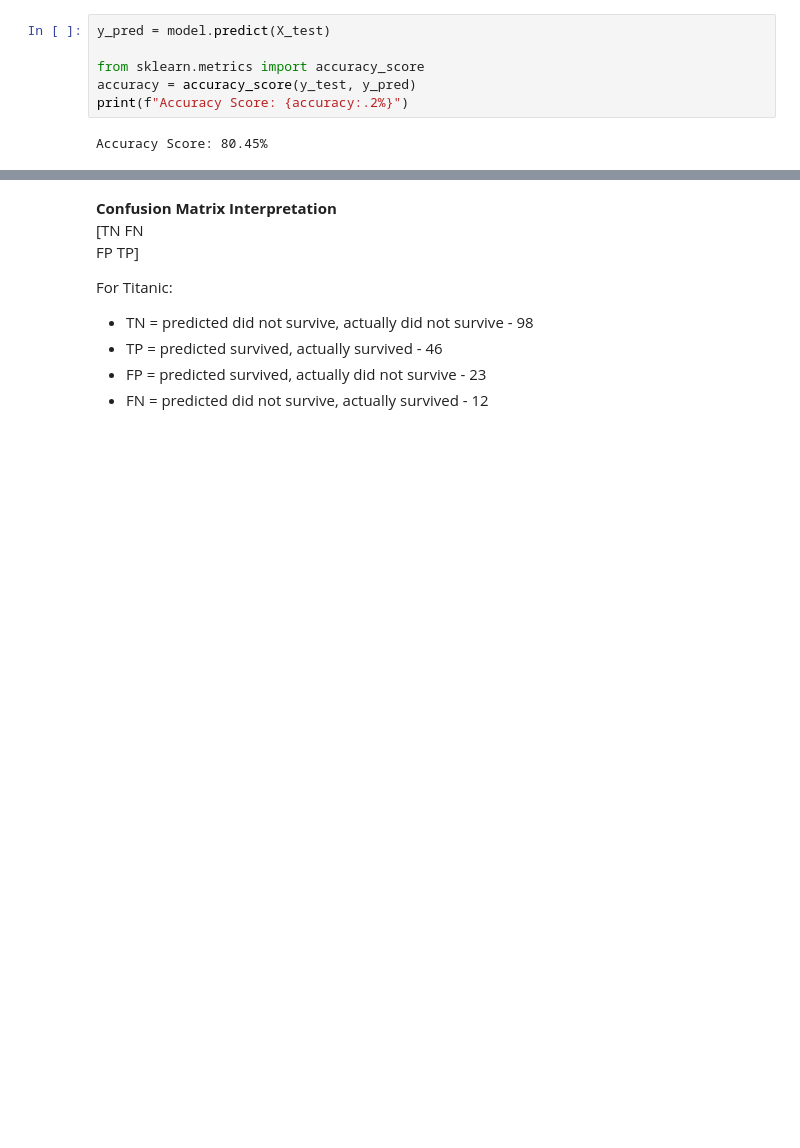
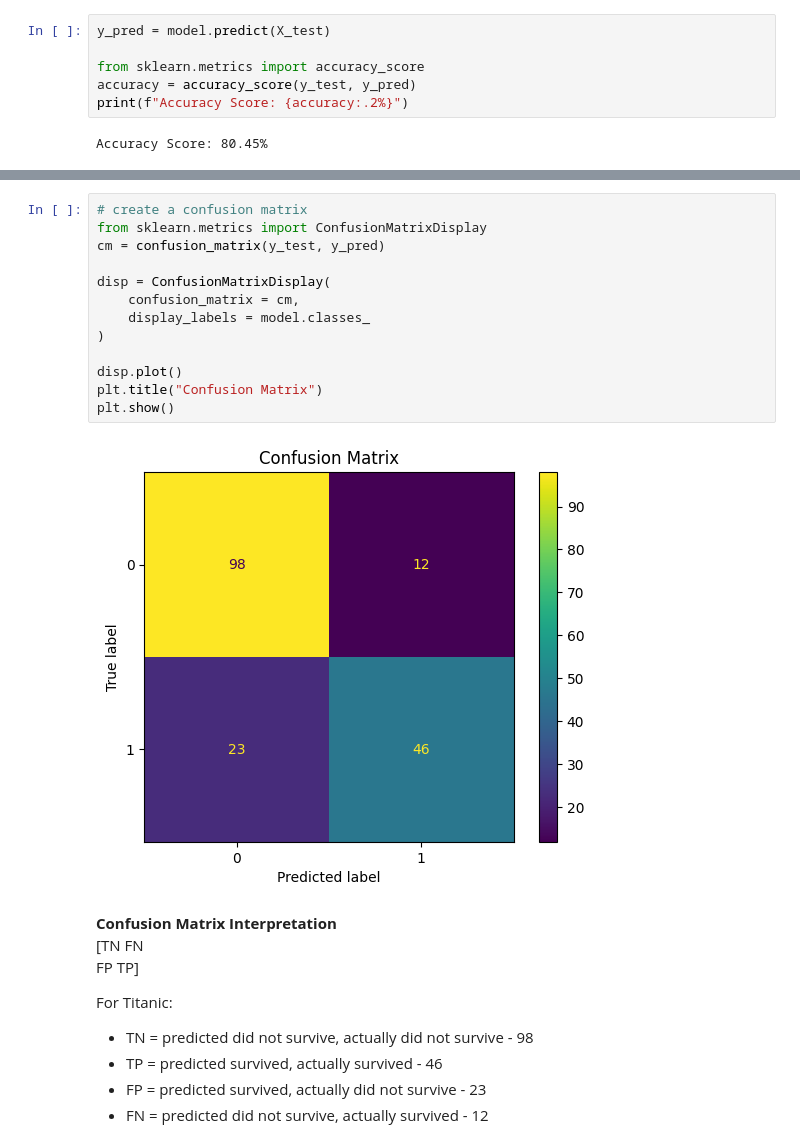
Before and after one commit to tingly-amua/Titanic-Survival-Analysis, a Jupyter notebook: titanic.ipynb, the cells around one changed output, grey strips where cells are left out. Saved outputs shown, nothing was run; the diff lists cells and outputs as text; blank space fills up the shorter version.

Commit message:
plot confusion matrix

```diff
--- a/titanic.ipynb
+++ b/titanic.ipynb
@@ -845,6 +846,21 @@ print(classification_report(y_test, y_pred))
     accuracy                           0.80       179
    macro avg       0.80      0.78      0.79       179
 weighted avg       0.80      0.80      0.80       179
+# %%
+# create a confusion matrix
+from sklearn.metrics import ConfusionMatrixDisplay
+cm = confusion_matrix(y_test, y_pred)
+
+disp = ConfusionMatrixDisplay(
+    confusion_matrix = cm,
+    display_labels = model.classes_
+)
+
+disp.plot()
+plt.title("Confusion Matrix")
+plt.show()
+# %% [output]
+[figure, added]
 # %% [markdown]
 **Confusion Matrix Interpretation**
 [TN FN
```
Also changed, not shown: parts of 1 cell of this notebook.
